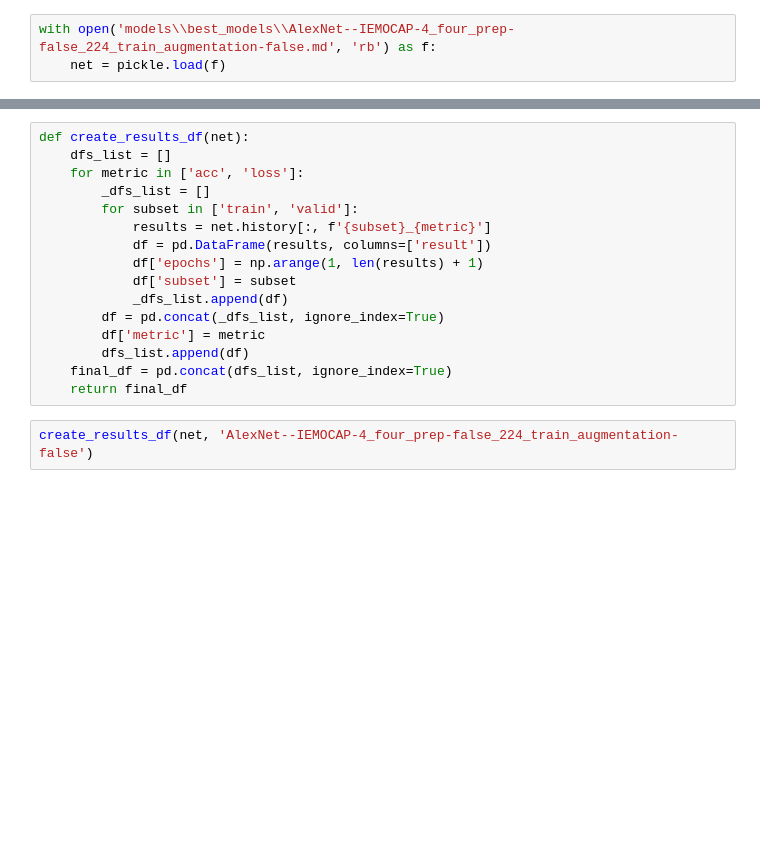
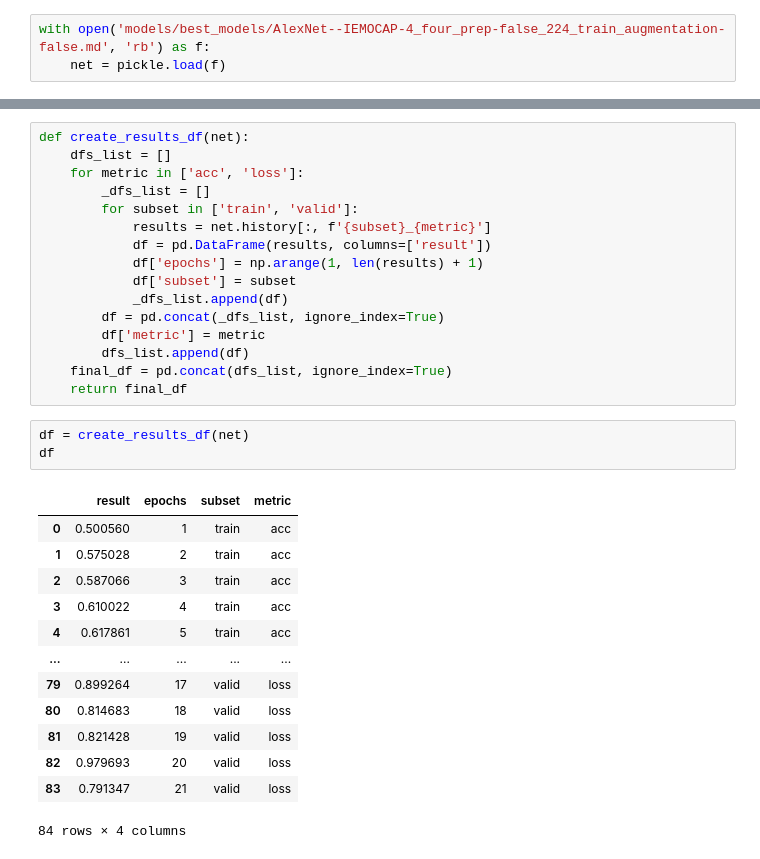
Before and after one commit to iamryabinov/SER_neuro, a Jupyter notebook: interpret_results.ipynb, the cells around one changed output, grey strips where cells are left out. Saved outputs shown, nothing was run; the diff lists cells and outputs as text; blank space fills up the shorter version.

```diff
--- a/interpret_results.ipynb
+++ b/interpret_results.ipynb
@@ -83,7 +83,7 @@ accuracies.loc[(accuracies['subset'] == 'test') & (accuracies['task'] == 'emotio
 # %% [output]
 0.6539753639417694
 # %%
-with open('models\\best_models\\AlexNet--IEMOCAP-4_four_prep-false_224_train_augmentation-false.md', 'rb') as f:
+with open('models/best_models/AlexNet--IEMOCAP-4_four_prep-false_224_train_augmentation-false.md', 'rb') as f:
     net = pickle.load(f)
 # %%
 net.history
@@ -121,8 +121,23 @@ def create_results_df(net):
         dfs_list.append(df)
     final_df = pd.concat(dfs_list, ignore_index=True)
     return final_df
-# %%
-create_results_df(net, 'AlexNet--IEMOCAP-4_four_prep-false_224_train_augmentation-false')
+# %%
+df = create_results_df(net)
+df
+# %% [output]
+|  | result | epochs | subset | metric |
+| 0 | 0.500560 | 1 | train | acc |
+| 1 | 0.575028 | 2 | train | acc |
+| 2 | 0.587066 | 3 | train | acc |
+| 3 | 0.610022 | 4 | train | acc |
+| 4 | 0.617861 | 5 | train | acc |
+| ... | ... | ... | ... | ... |
+| 79 | 0.899264 | 17 | valid | loss |
+| 80 | 0.814683 | 18 | valid | loss |
+| 81 | 0.821428 | 19 | valid | loss |
+| 82 | 0.979693 | 20 | valid | loss |
+| 83 | 0.791347 | 21 | valid | loss |
+84 rows × 4 columns
 # %%
 def create_results_summary():
     dfs_list = []
```
Also changed, not shown: parts of 3 cells of this notebook, 2 other files.
